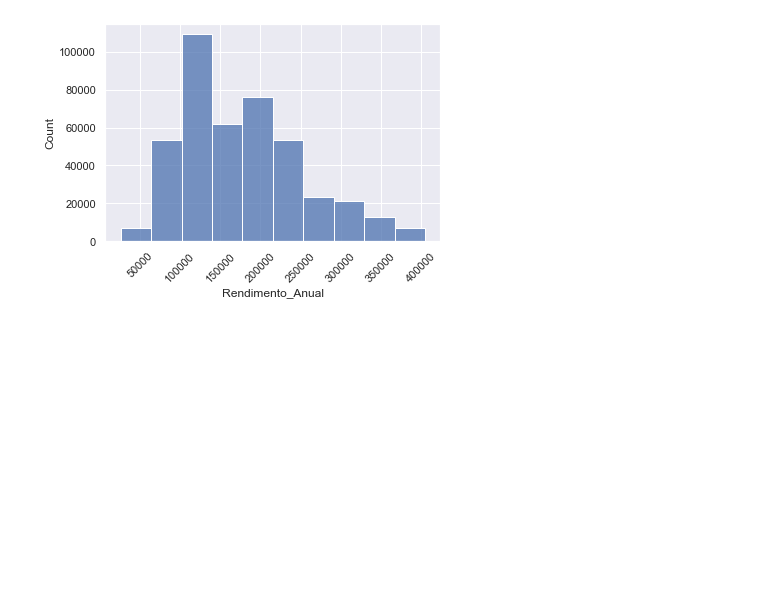
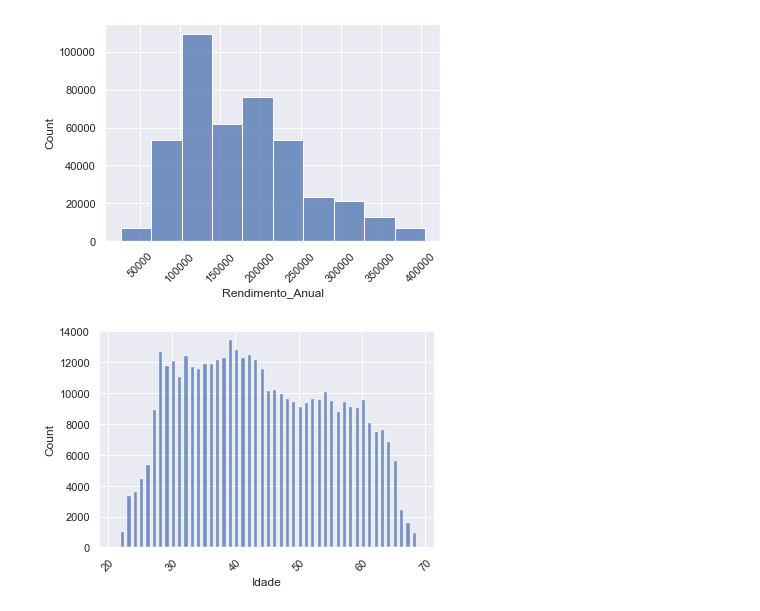
Before and after one commit to cmattosr/bootcampDS_mod06, a Jupyter notebook: Modulo06.ipynb, the cells around one changed output. Drawn from its saved outputs; the diff is of its cells as text; code cells hidden in the pictures; blank space fills up the shorter version.

```diff
--- a/Modulo06.ipynb
+++ b/Modulo06.ipynb
@@ -226,3 +226,10 @@ plt.xticks(rotation=45)
 plt.show()
 # %% [output]
 [figure]
+# %%
+#verificar a distribuição da idade no novo dataframe, sem outliers
+sns.histplot(data=df_clientes_cadastrados_sem_outliers, x="Idade")
+plt.xticks(rotation=45)
+plt.show()
+# %% [output]
+[figure, added]
```
Also changed, not shown: parts of 10 cells of this notebook.
